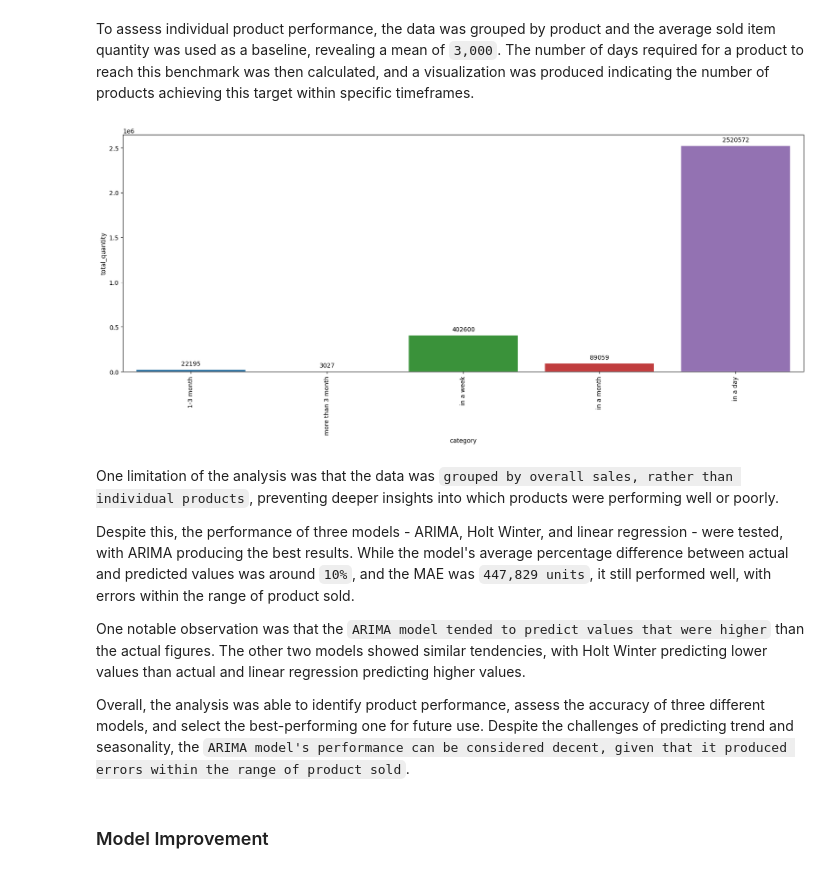
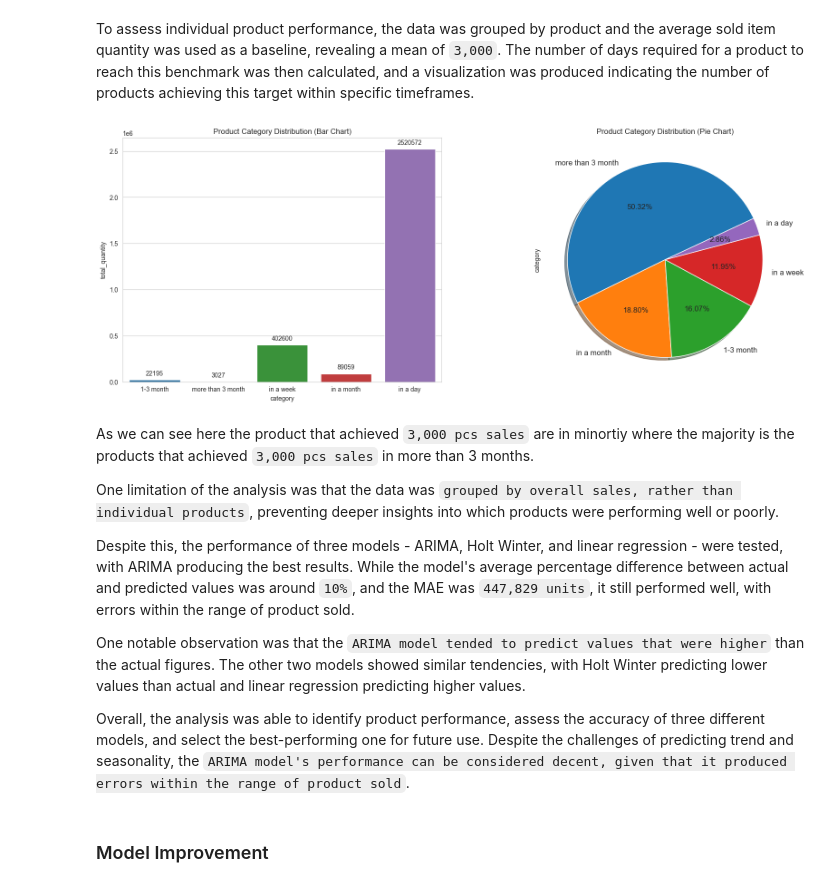
Before and after one commit to zakish29/paragon-forecast, a Jupyter notebook: final_project_zaki.ipynb, the cells around one changed output. Saved outputs shown, nothing was run; the diff lists cells and outputs as text; code cells hidden in the pictures.

```diff
--- a/final_project_zaki.ipynb
+++ b/final_project_zaki.ipynb
@@ -308,15 +297,22 @@ df_product.head()
 | 3 | 0098d23d332c193a07eabaf0f703d4e5 | 214632 | 456 | 6.373700 | in a week |
 | 4 | 009e12e8fd2ef0b77047206e939fc6b9 | 39402 | 316 | 24.059692 | in a month |
 # %%
-ax = sns.barplot(data=df_product, x='category', y='total_quantity', errorbar=None)
-ax.set_xticklabels(ax.get_xticklabels(), rotation=90)
+fig, (ax1, ax2) = plt.subplots(ncols=2, figsize=(20,7))
 
-# show values on top of bars
-for p in ax.patches:
-    ax.annotate(format(p.get_height(), '.0f'),
+# product category performance by quantity
+sns.barplot(data=df_product, x='category', y='total_quantity', errorbar=None, ax=ax1)
+for p in ax1.patches:
+    ax1.annotate(format(p.get_height(), '.0f'),
                 (p.get_x() + p.get_width() / 2., p.get_height()),
                 ha = 'center', va = 'center',
                 xytext = (0, 10),
                 textcoords = 'offset points')
+ax1.set_title('Product Category Distribution (Bar Chart)')
+
+# product category by proportion
+df_product['category'].value_counts().plot.pie(autopct='%1.2f%%', shadow=True,
+                                             fontsize=12, startangle=25, ax=ax2)
+ax2.set_title('Product Category Distribution (Pie Chart)')
+
 plt.show()
 # %% [output]
@@ -710,21 +737,29 @@ plt.show()
 # %% [markdown]
 To assess individual product performance, the data was grouped by product and the average sold item quantity was used as a baseline, revealing a mean of `3,000`. The number of days required for a product to reach this benchmark was then calculated, and a visualization was produced indicating the number of products achieving this target within specific timeframes.
 # %%
-fig, ax = plt.subplots(figsize=(20,7))
-ax = sns.barplot(data=df_product, x='category', y='total_quantity', errorbar=None)
-ax.set_xticklabels(ax.get_xticklabels(), rotation=90)
+fig, (ax1, ax2) = plt.subplots(ncols=2, figsize=(20,7))
 
-# show values on top of bars
-for p in ax.patches:
-    ax.annotate(format(p.get_height(), '.0f'),
+# product category performance by quantity
+sns.barplot(data=df_product, x='category', y='total_quantity', errorbar=None, ax=ax1)
+for p in ax1.patches:
+    ax1.annotate(format(p.get_height(), '.0f'),
                 (p.get_x() + p.get_width() / 2., p.get_height()),
                 ha = 'center', va = 'center',
                 xytext = (0, 10),
                 textcoords = 'offset points')
+ax1.set_title('Product Category Distribution (Bar Chart)')
+
+# product category by proportion
+df_product['category'].value_counts().plot.pie(autopct='%1.2f%%', shadow=True,
+                                             fontsize=12, startangle=25, ax=ax2)
+ax2.set_title('Product Category Distribution (Pie Chart)')
+
 plt.show()
 # %% [output]
-[figure, old version]
+[figure, new version]
 # %% [markdown]
+As we can see here the product that achieved `3,000 pcs sales` are in minortiy where the majority is the products that achieved `3,000 pcs sales` in more than 3 months.
+
 One limitation of the analysis was that the data was `grouped by overall sales, rather than individual products`, preventing deeper insights into which products were performing well or poorly.
 
 Despite this, the performance of three models - ARIMA, Holt Winter, and linear regression - were tested, with ARIMA producing the best results. While the model's average percentage difference between actual and predicted values was around `10%`, and the MAE was `447,829 units`, it still performed well, with errors within the range of product sold.
```
Also changed, not shown: parts of 9 cells of this notebook.
